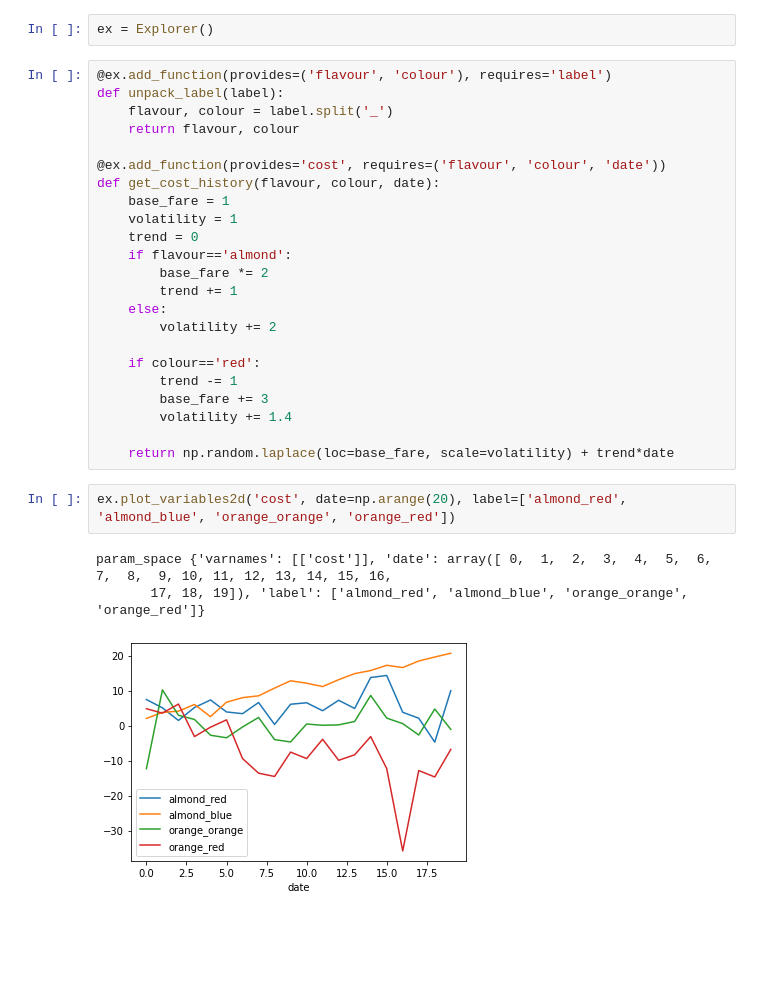
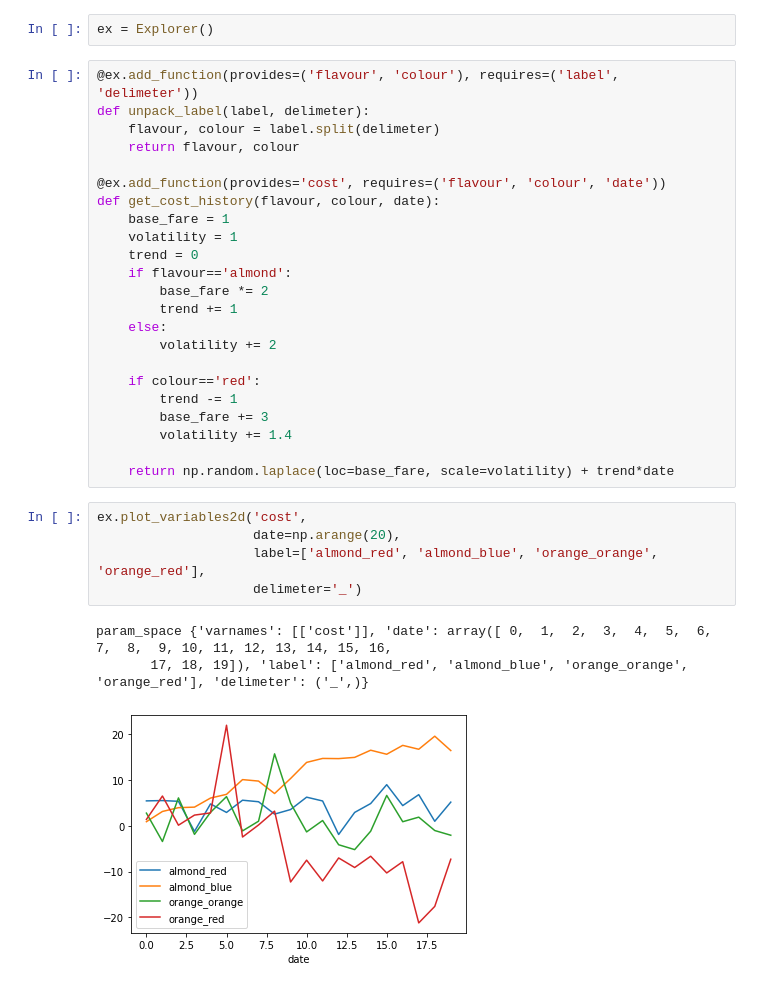
Before and after one commit to danlkv/cartesian-explorer, a Jupyter notebook: examples/Example usage.ipynb, the cells around one changed output. Drawn from its saved outputs; the diff is of its cells as text; blank space fills up the shorter version.

```diff
--- a/examples/Example usage.ipynb
+++ b/examples/Example usage.ipynb
@@ -11,9 +11,9 @@ from cartesian_explorer import Explorer
 # %%
 ex = Explorer()
 # %%
-@ex.add_function(provides=('flavour', 'colour'), requires='label')
-def unpack_label(label):
-    flavour, colour = label.split('_')
+@ex.add_function(provides=('flavour', 'colour'), requires=('label', 'delimeter'))
+def unpack_label(label, delimeter):
+    flavour, colour = label.split(delimeter)
     return flavour, colour
 
 @ex.add_function(provides='cost', requires=('flavour', 'colour', 'date'))
@@ -34,8 +34,11 @@ def get_cost_history(flavour, colour, date):
 
     return np.random.laplace(loc=base_fare, scale=volatility) + trend*date
 # %%
-ex.plot_variables2d('cost', date=np.arange(20), label=['almond_red', 'almond_blue', 'orange_orange', 'orange_red'])
+ex.plot_variables2d('cost',
+                    date=np.arange(20),
+                    label=['almond_red', 'almond_blue', 'orange_orange', 'orange_red'],
+                    delimeter='_')
 # %% [output]
 param_space {'varnames': [['cost']], 'date': array([ 0,  1,  2,  3,  4,  5,  6,  7,  8,  9, 10, 11, 12, 13, 14, 15, 16,
-       17, 18, 19]), 'label': ['almond_red', 'almond_blue', 'orange_orange', 'orange_red']}
+       17, 18, 19]), 'label': ['almond_red', 'almond_blue', 'orange_orange', 'orange_red'], 'delimeter': ('_',)}
-[figure, old version]
+[figure, new version]
```
Also changed, not shown: 1 other file.
